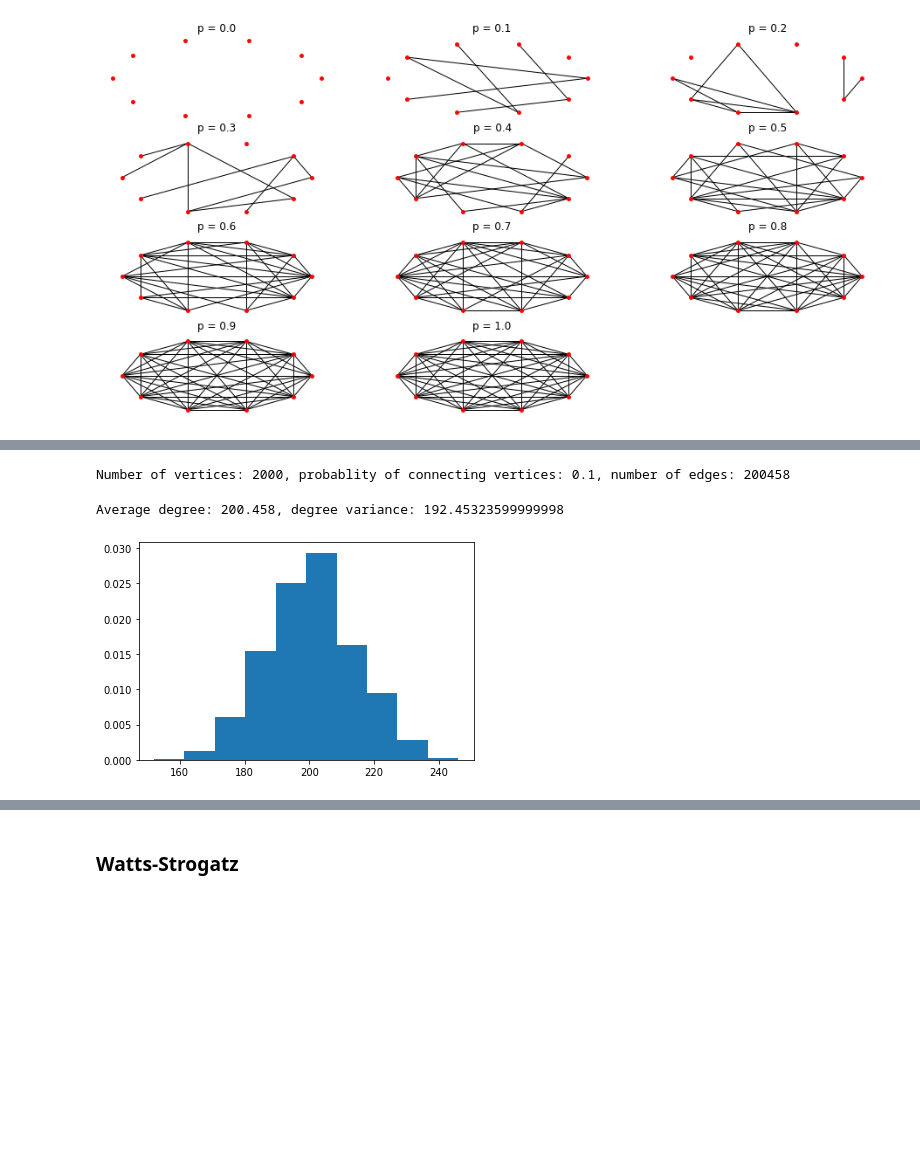
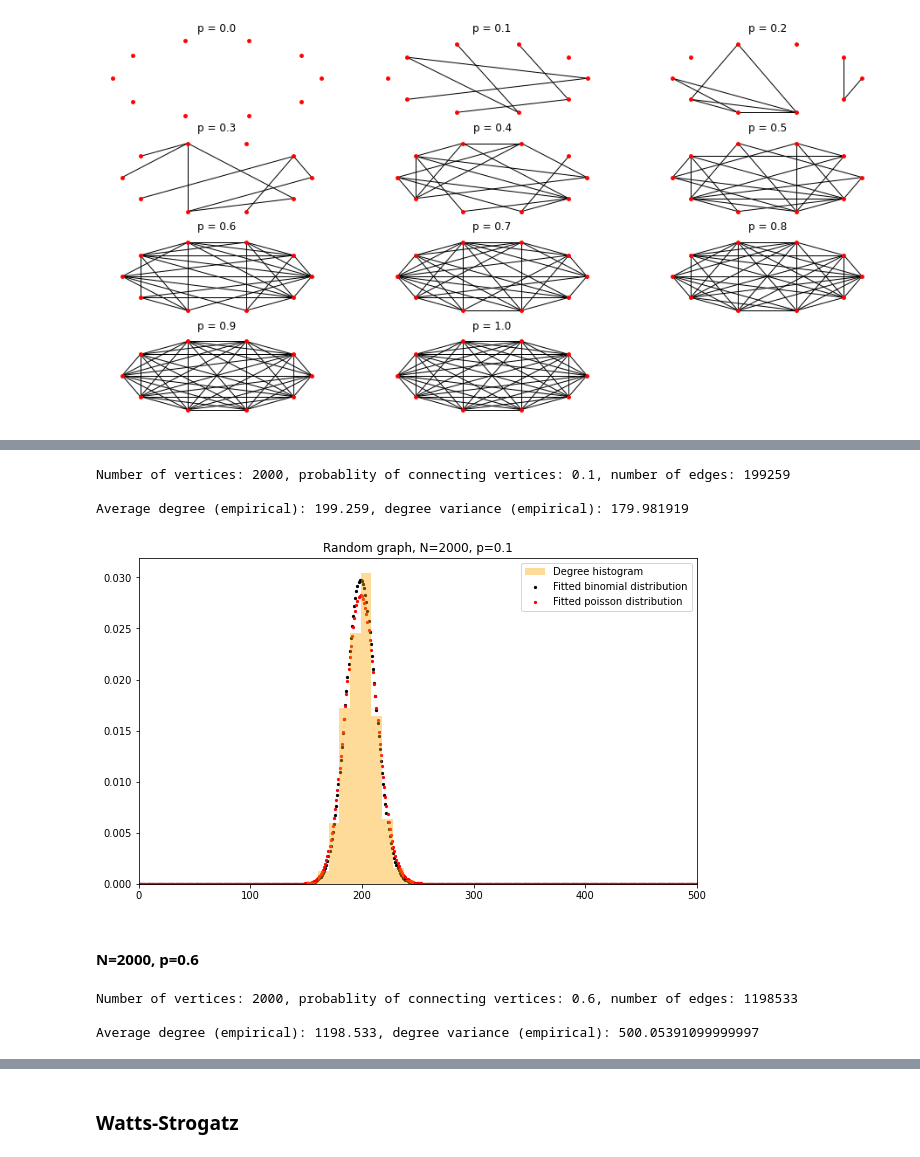
Before and after one commit to adamaj99pwr/Diffusion-processes, a Jupyter notebook: lab3/lab3.ipynb, the cells around one changed output, grey strips where cells are left out. Saved outputs shown, nothing was run; the diff lists cells and outputs as text; code cells hidden in the pictures; blank space fills up the shorter version.

Commit message:
models fitted for rg and ba

```diff
--- a/lab3/lab3.ipynb
+++ b/lab3/lab3.ipynb
@@ -46,16 +47,56 @@ rg1 = random_graph(2000, p1)
 # %%
-print(f"Number of vertices: {len(rg1.nodes())}, probablity of connecting vertices: {p1}, number of edges: {len(rg1.edges())}")
+p1 = 0.1
+rg1 = random_graph(2000, p1)
+
+drg1 = [i[1] for i in rg1.degree]
+avg_deg_rg1 = sum(drg1) / 2000
+deg_var_rg1 = np.var(drg1)
+
+print(f"Number of vertices: {len(rg1.nodes())}, probablity of connecting vertices: {p1}, number of edges: {len(rg1.edges())} \n")
+print(f"Average degree (empirical): {avg_deg_rg1}, degree variance (empirical): {deg_var_rg1} \n")
 # %% [output]
-Number of vertices: 2000, probablity of connecting vertices: 0.1, number of edges: 200458
+Number of vertices: 2000, probablity of connecting vertices: 0.1, number of edges: 199259
+
+Average degree (empirical): 199.259, degree variance (empirical): 179.981919
-# %%
-d1 = [i[1] for i in rg1.degree]
-avg_deg_rg1 = sum(d1) / 2000
-deg_var_rg1 = np.var(d1)
-print(f"Average degree: {avg_deg_rg1}, degree variance: {deg_var_rg1}")
-# %% [output]
-Average degree: 200.458, degree variance: 192.45323599999998
-# %%
-plt.hist(d1, density=True)
-plt.show()
-# %% [output]
-[figure, removed]
+# %%
+dist1_binom = stats.nbinom
+bound1_binom = [(1990, 2010), (0, 0.1)]
+fit1_binom = stats.fit(dist1_binom, drg1, bound1_binom)
+n1_binom = int(fit1_binom.params[0])
+p1_binom = fit1_binom.params[1]
+r1_binom = np.arange(0, n1_binom + 1)
+rg1_binom = stats.binom.pmf(r1_binom, n1_binom, p1_binom)
+# %%
+dist1_poiss = stats.poisson
+bound1_poiss = [(avg_deg_rg1-10, avg_deg_rg1+10)]
+fit1_poiss = stats.fit(dist1_poiss, drg1, bound1_poiss)
+mu1_poiss = fit1_poiss.params[0]
+r1_poiss = r1_binom
+rg1_poiss = stats.poisson.pmf(r1_binom, mu1_poiss)
+# %%
+plt.figure(figsize=(10,6))
+plt.hist(drg1, density=True, label="Degree histogram", color="orange", alpha=0.4)
+plt.scatter(r1_binom, rg1_binom, label="Fitted binomial distribution", color="black", s=5)
+plt.scatter(r1_poiss, rg1_poiss, label="Fitted poisson distribution", color="red", s=5)
+plt.xlim([0, 500])
+plt.title("Random graph, N=2000, p=0.1")
+plt.legend()
+plt.show()
+# %% [output]
+[figure, added]
+# %% [markdown]
+#### N=2000, p=0.6
+# %%
+p2 = 0.6
+rg2 = random_graph(2000, p2)
+
+drg2 = [i[1] for i in rg2.degree]
+avg_deg_rg2 = sum(drg2) / 2000
+deg_var_rg2 = np.var(drg2)
+
+print(f"Number of vertices: {len(rg2.nodes())}, probablity of connecting vertices: {p2}, number of edges: {len(rg2.edges())} \n")
+print(f"Average degree (empirical): {avg_deg_rg2}, degree variance (empirical): {deg_var_rg2} \n")
+# %% [output]
+Number of vertices: 2000, probablity of connecting vertices: 0.6, number of edges: 1198533
+
+Average degree (empirical): 1198.533, degree variance (empirical): 500.05391099999997
```
Also changed, not shown: parts of 17 cells of this notebook.
